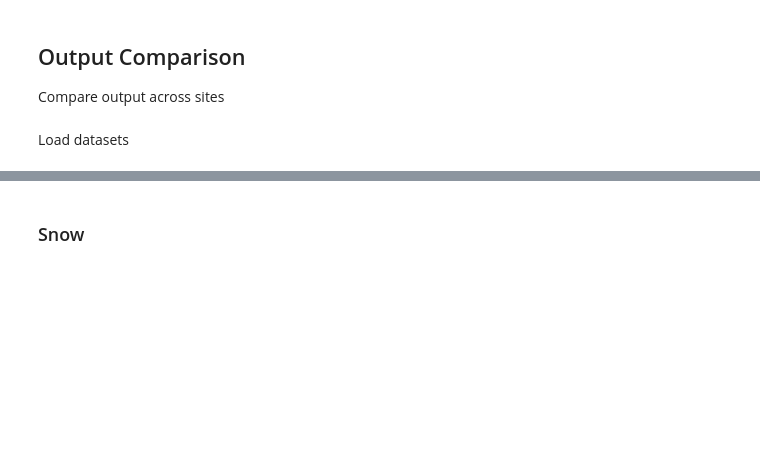
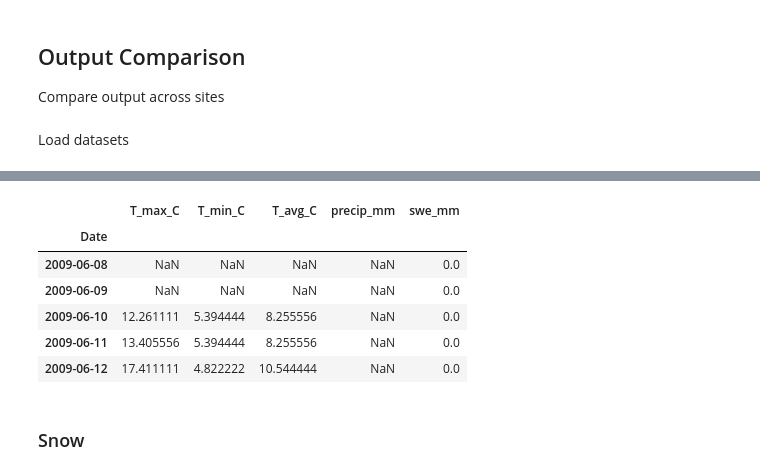
Before and after one commit to chrisrycx/lm4px_data_analysis, a Jupyter notebook: output_analysis/interactive/OutputCompare.ipynb, the cells around one changed output, grey strips where cells are left out. Saved outputs shown, nothing was run; the diff lists cells and outputs as text; code cells hidden in the pictures; blank space fills up the shorter version.

```diff
--- a/output_analysis/interactive/OutputCompare.ipynb
+++ b/output_analysis/interactive/OutputCompare.ipynb
@@ -42,6 +43,22 @@ models
 daily_vars = models[0].get_variables(diag='land_daily')
 # %%
 monthly_vars = model.get_variables(diag='land_month')
+# %%
+snotel = PNNLSnotel(sites[0], os.environ['SNOTEL_PATH'])
+snotel.load_data()
+snotel_data = snotel.data
+
+# Remove timezone from index
+snotel_data.index = snotel_data.index.tz_localize(None)
+snotel_data.head()
+# %% [output]
+|  | T_max_C | T_min_C | T_avg_C | precip_mm | swe_mm |
+| Date |  |  |  |  |  |
+| 2009-06-08 | NaN | NaN | NaN | NaN | 0.0 |
+| 2009-06-09 | NaN | NaN | NaN | NaN | 0.0 |
+| 2009-06-10 | 12.261111 | 5.394444 | 8.255556 | NaN | 0.0 |
+| 2009-06-11 | 13.405556 | 5.394444 | 8.255556 | NaN | 0.0 |
+| 2009-06-12 | 17.411111 | 4.822222 | 10.544444 | NaN | 0.0 |
 # %% [markdown]
 ### Snow
 # %%
```
Also changed, not shown: parts of 4 cells of this notebook, 4 other files.
